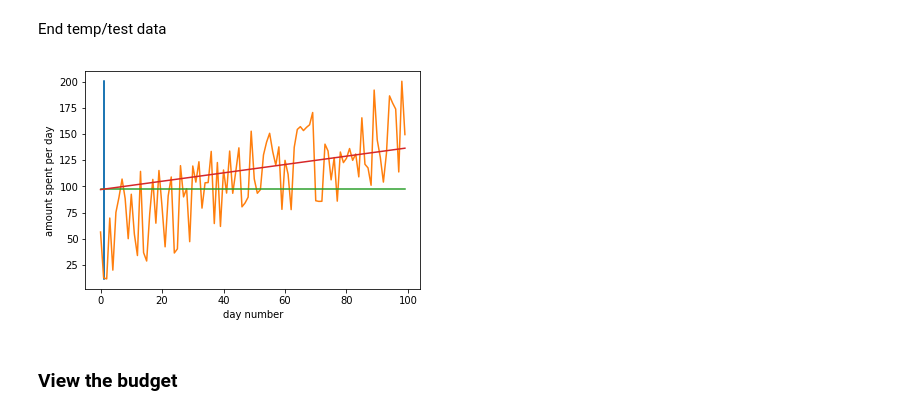
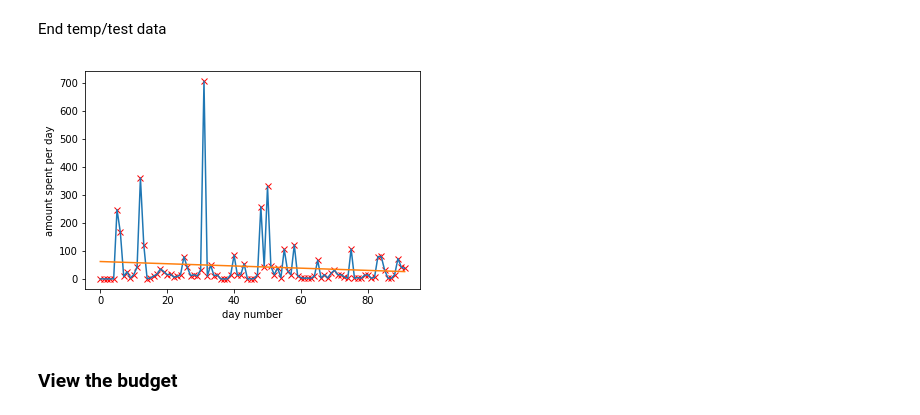
Before and after one commit to iheartbenzene/fantastic-octo-journey, a Jupyter notebook: budget_mk_X.ipynb, the cells around one changed output. Drawn from its saved outputs; the diff is of its cells as text; code cells hidden in the pictures.

```diff
--- a/budget_mk_X.ipynb
+++ b/budget_mk_X.ipynb
@@ -160,7 +145,8 @@ print(net_income_01)
 # %%
 # bills_01 = pd.read_excel('bills01.xlsx')
 
-bills_01 = np.loadtxt('bills_1.txt')
+bills_01 = np.matrix(np.loadtxt('bills_1.txt'))
 expenses_01 = np.sum(bills_01)
 
-print(expenses_01)
+#print(expenses_01)
+#print(bills_01.shape)
@@ -217,27 +205,36 @@ temp_i, temp_bills = temp_data(100, 5, 100)
 # %% [markdown]
 End temp/test data
 # %%
-#plt.plot(i, bills_01, 'rx')
-#plt.plot(i, bills_01)
+def regression_plot(x, y):
+    plt.plot(x, y.T, 'rx')
+    plt.plot(x, y.T)
 
-#Plotting some test data since the current txt files are empty
-temp_i = temp_i
-temp_m = np.sum(np.matrix(temp_i - np.average(temp_i)).T * np.matrix(temp_bills).T) / np.sum((temp_i - np.average(temp_i)) ** 2)
-temp_c = np.average(temp_bills) - temp_m * np.average(temp_i)
+    m, c = np.polyfit(x, y.T, 1)
 
-plt.plot(temp_i, temp_bills)
-plt.plot(temp_m*temp_i + temp_c)
+    #fitting function needs a 1d polynomial
+    #fitting_function = np.poly1d((np.polyfit(i, bills_01.T, 1)))
 
-plt.xlabel('day number')
-plt.ylabel('amount spent per day')
-plt.show()
+    plt.plot(m*i + c)
 
-#print(i)
-#print(np.average(i))
-#print(c)
-#print(m)
+    #plt.plot(i, bills_01, 'yo', i, fitting_function(i), '--k')
+    #plt.xlim(0, 5)
+    #plt.ylim(0, 12)
+
+    #Plotting some test data since the current txt files are empty
+    #temp_i = temp_i
+    #temp_m = np.sum(np.matrix(temp_i - np.average(temp_i)).T * np.matrix(temp_bills).T) / np.sum((temp_i - np.average(temp_i)) ** 2)
+    #temp_c = np.average(temp_bills) - temp_m * np.average(temp_i)
+
+    #plt.plot(temp_i, temp_bills)
+    #plt.plot(temp_m*temp_i + temp_c)
+
+    plt.xlabel('day number')
+    plt.ylabel('amount spent per day')
+    plt.show()
-# %% [output]
-[figure, removed]
+# %%
+regression_plot(i, bills_01)
+# %% [output]
+[figure, added]
 # %% [markdown]
 ### View the budget
 # %%
```
Also changed, not shown: parts of 13 cells of this notebook.
